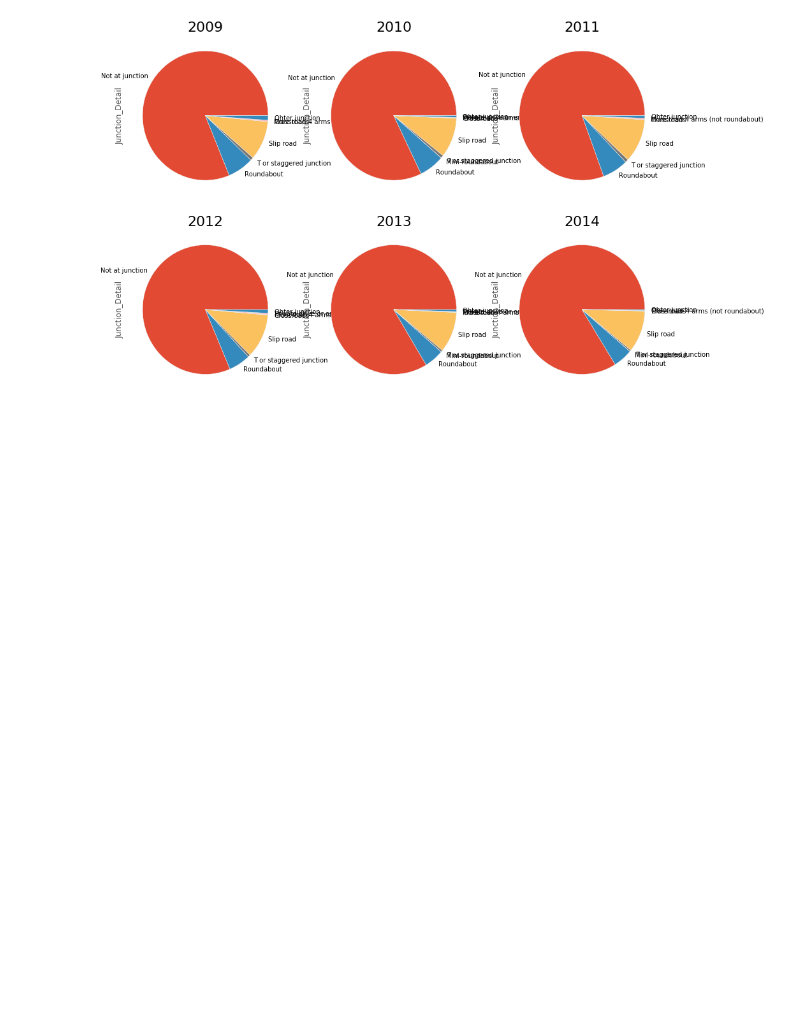
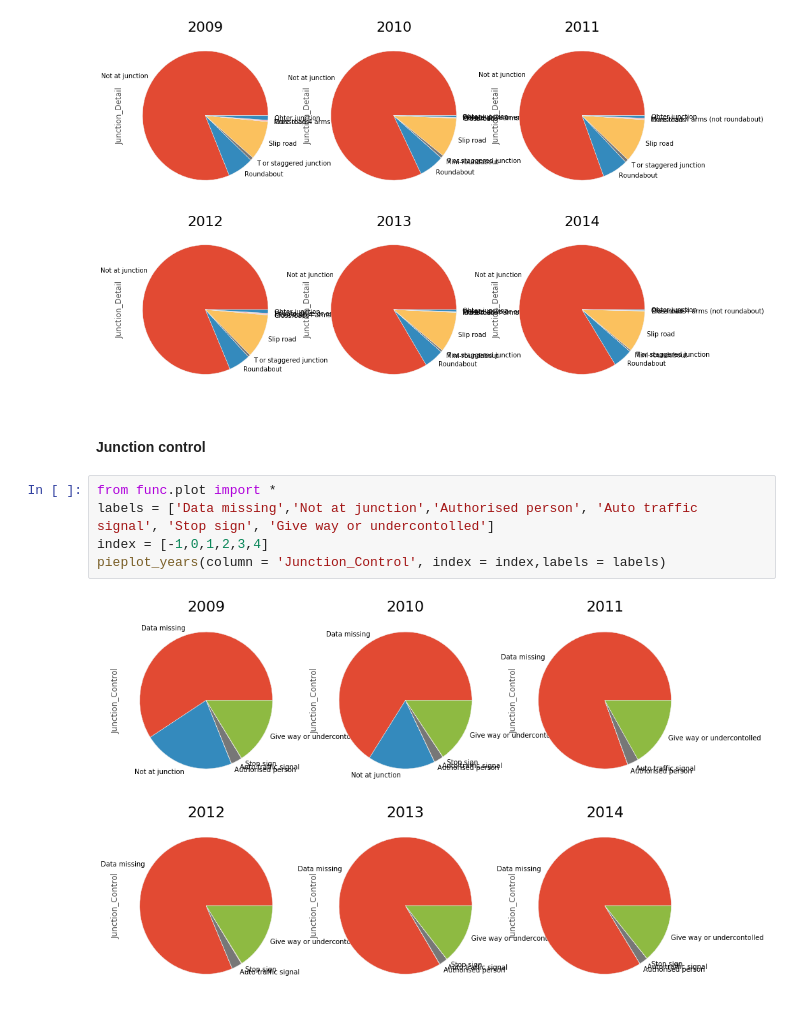
Before and after one commit to evxu/road-safety-project, a Jupyter notebook: Data_Exploration_3.ipynb, the cells around one changed output. Drawn from its saved outputs; the diff is of its cells as text; blank space fills up the shorter version.

```diff
--- a/Data_Exploration_3.ipynb
+++ b/Data_Exploration_3.ipynb
@@ -897,3 +899,12 @@ index = [0,1,2,3,5,6,7,8,9]
 pieplot_years(column = 'Junction_Detail', index = index,labels = labels)
 # %% [output]
 [figure]
+# %% [markdown]
+#### Junction control
+# %%
+from func.plot import *
+labels = ['Data missing','Not at junction','Authorised person', 'Auto traffic signal', 'Stop sign', 'Give way or undercontolled']
+index = [-1,0,1,2,3,4]
+pieplot_years(column = 'Junction_Control', index = index,labels = labels)
+# %% [output]
+[figure, added]
```
Also changed, not shown: parts of 5 cells of this notebook, 1 other file.
